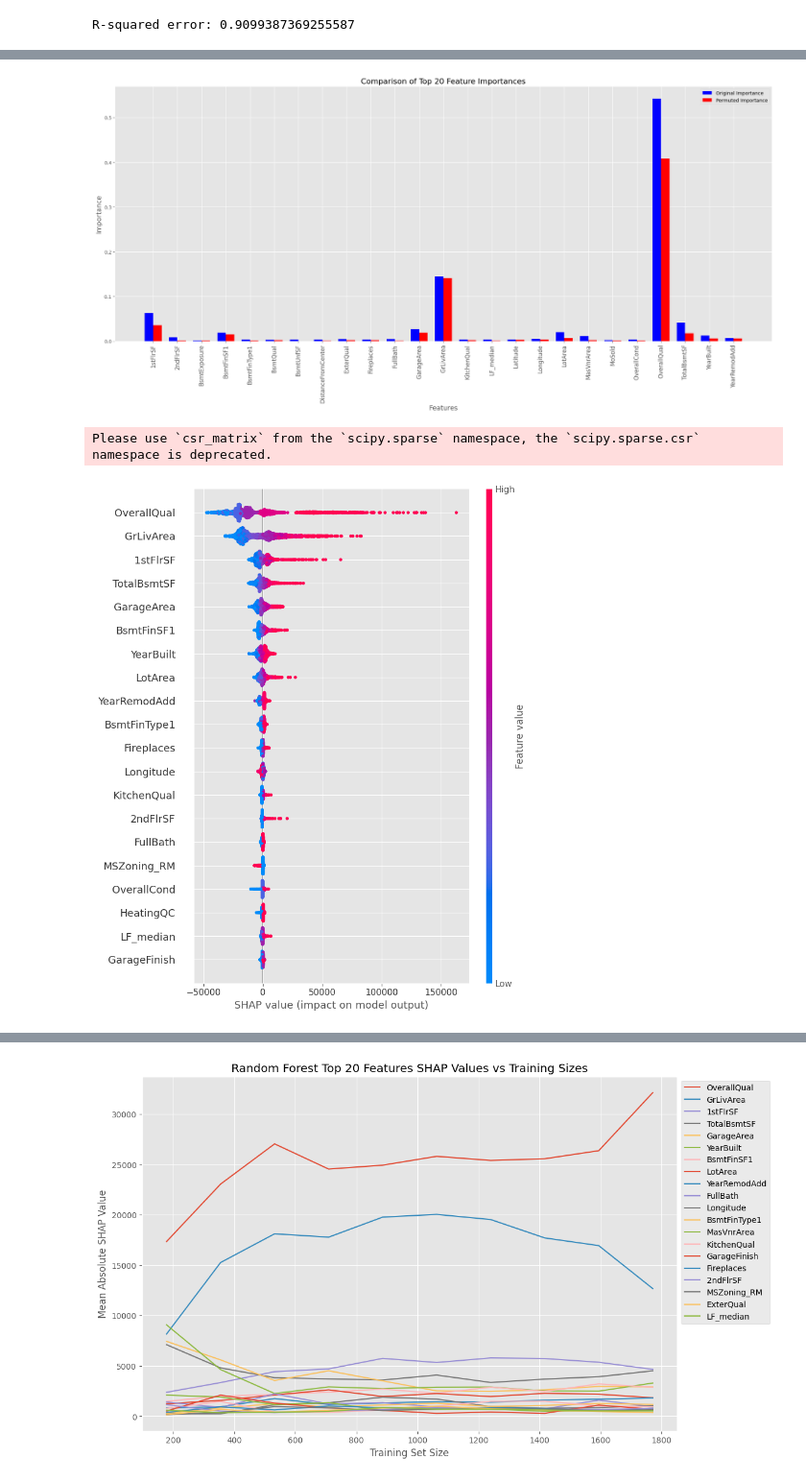
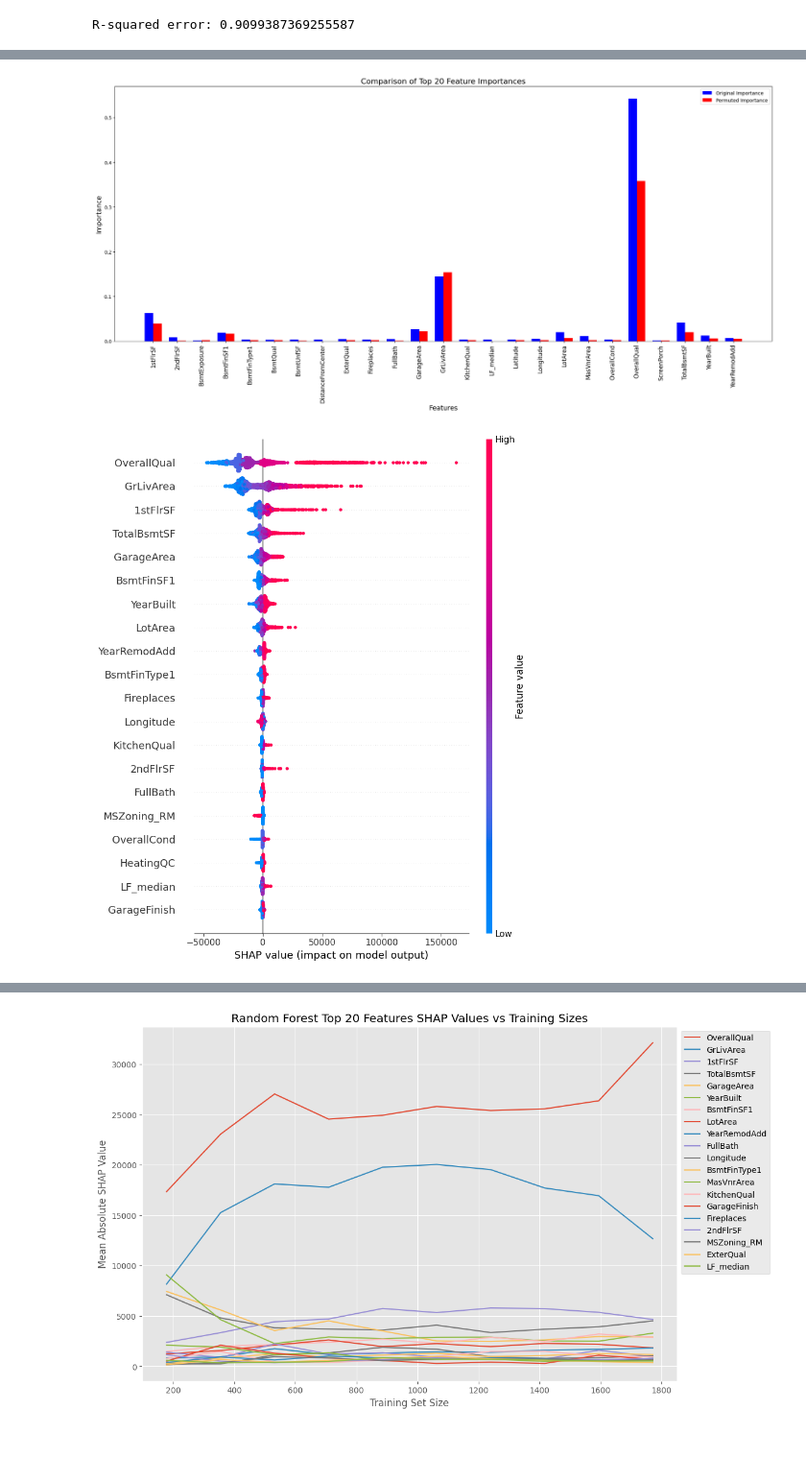
Before and after one commit to willfreeman1/AMES, a Jupyter notebook: ML_models_RF&XGB.ipynb, the cells around one changed output, grey strips where cells are left out. Shown at 96% size. Drawn from its saved outputs; the diff is of its cells as text; code cells hidden in the pictures; blank space fills up the shorter version.

```diff
--- a/ML_models_RF&XGB.ipynb
+++ b/ML_models_RF&XGB.ipynb
@@ -303,47 +295,46 @@ rf_permuted_importances_df.to_csv("rf_permuted_feature_importance.csv", index_la
 # %%
-# Select the top 20 features from both original and permuted importances
+#Compare top 20 most important permuted features vs top 20 most important model features
+
+# Select  top 20 features from model and permuted importances
 top_20_original_features = rf_feature_importance.head(20)['Feature']
-top_20_permuted_features = permuted_importances_df.head(20).index
+top_20_permuted_features = rf_permuted_importances_df.head(20).index
 
-# Retrieve the actual importances for these features from the full datasets
+# Get importance stats
 original_importances_top_features = rf_feature_importance.set_index('Feature')['Importance'].reindex(top_20_original_features)
-permuted_importances_top_features = permuted_importances_df['Importance'].reindex(top_20_permuted_features)
+permuted_importances_top_features = rf_permuted_importances_df['Importance'].reindex(top_20_permuted_features)
 
-# Combine the two series into a DataFrame
+# Combine into DF
 combined_top_features = pd.DataFrame({
     'Original Importance': original_importances_top_features,
     'Permuted Importance': permuted_importances_top_features
 })
 
-# There may be features that are in the top 20 of one list but not the other, so let's combine all unique features
+# combine all unique features
 combined_top_features = combined_top_features.reindex(np.union1d(top_20_original_features, top_20_permuted_features))
 
-# Now, fill any NaN values that resulted from reindexing with the actual importances from the full datasets
+# Fill any NaNs from reindexing with importances
 combined_top_features['Original Importance'].fillna(rf_feature_importance.set_index('Feature')['Importance'], inplace=True)
-combined_top_features['Permuted Importance'].fillna(permuted_importances_df['Importance'], inplace=True)
+combined_top_features['Permuted Importance'].fillna(rf_permuted_importances_df['Importance'], inplace=True)
 
-# Plotting
+# Plot
 fig, ax = plt.subplots(figsize=(20, 10))
 bar_width = 0.35
 index = np.arange(len(combined_top_features))
 
-# Plotting both bars
 ax.bar(index, combined_top_features['Original Importance'], bar_width, label='Original Importance', color='b')
 ax.bar(index + bar_width, combined_top_features['Permuted Importance'], bar_width, label='Permuted Importance', color='r')
 
-# Adding labels, legend, and title
 ax.set_xlabel('Features', fontsize=14)
 ax.set_ylabel('Importance', fontsize=14)
 ax.set_title('Comparison of Top 20 Feature Importances', fontsize=16)
 ax.set_xticks(index + bar_width / 2)
 ax.set_xticklabels(combined_top_features.index, rotation=90, fontsize=12)
 ax.legend()
 
-# Show plot
 plt.tight_layout()
 plt.show()
 # %% [output]
-[figure, old version]
+[figure, new version]
 # %%
 # Get RF SHAP values
 
@@ -356,7 +347,7 @@ rf_model = rf_final_model.named_steps['regressor']
 X_train_preprocessed = rf_final_model.named_steps['preprocessor'].transform(X_train)
 
 # Convert one-hot encoded data to dense format
-if isinstance(X_train_preprocessed, scipy.sparse.csr.csr_matrix):
+if isinstance(X_train_preprocessed, scipy.sparse.csr_matrix):
     X_train_preprocessed = X_train_preprocessed.toarray()
 
 
@@ -370,8 +361,7 @@ shap_values = explainer(X_train_preprocessed)
 
 shap.summary_plot(shap_values, X_train_preprocessed, feature_names=preprocessed_feature_names)
 # %% [output]
-Please use `csr_matrix` from the `scipy.sparse` namespace, the `scipy.sparse.csr` namespace is deprecated.
-[figure, old version]
+[figure, new version]
 # %%
 # Plot mean ABS SHAP values
 
```
Also changed, not shown: parts of 36 cells of this notebook.
